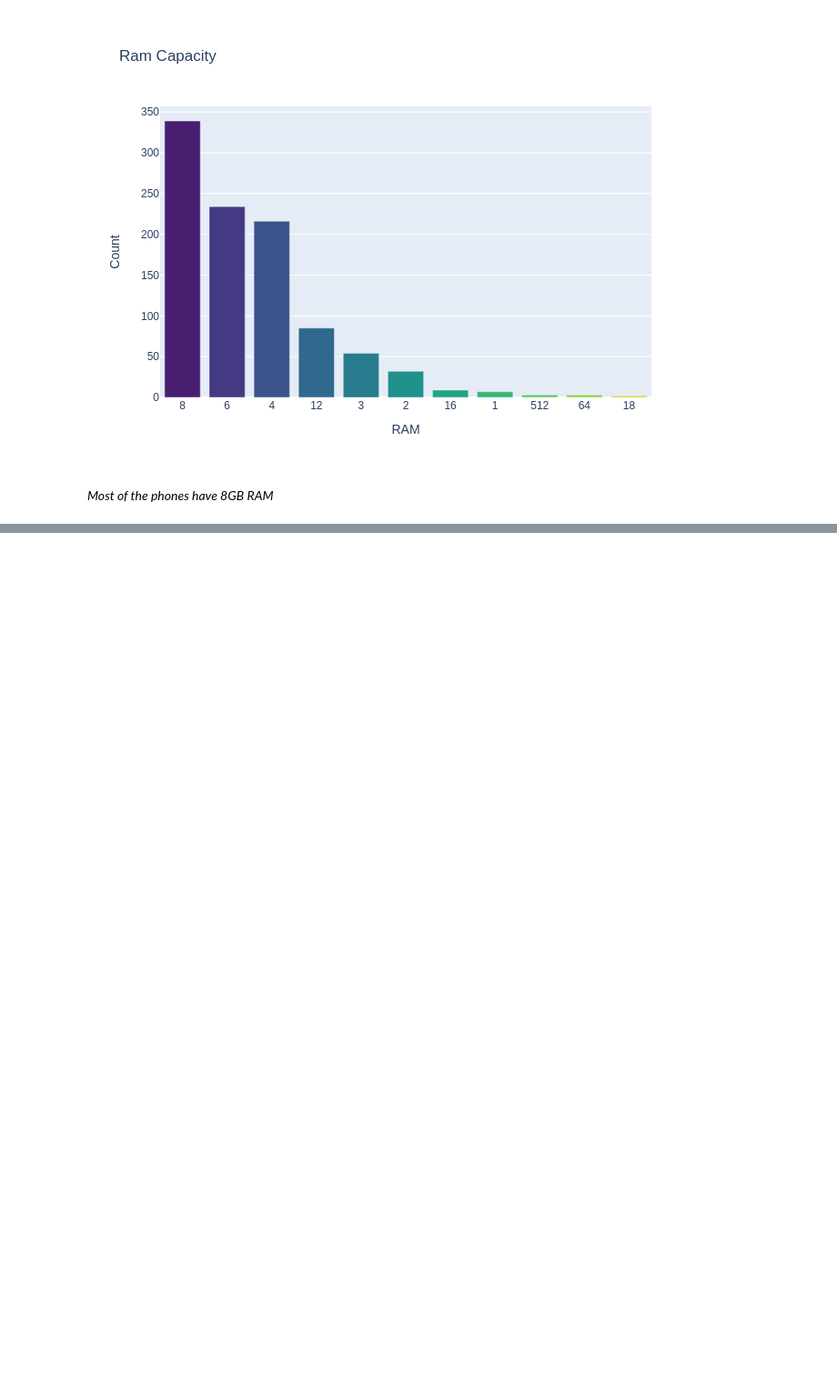
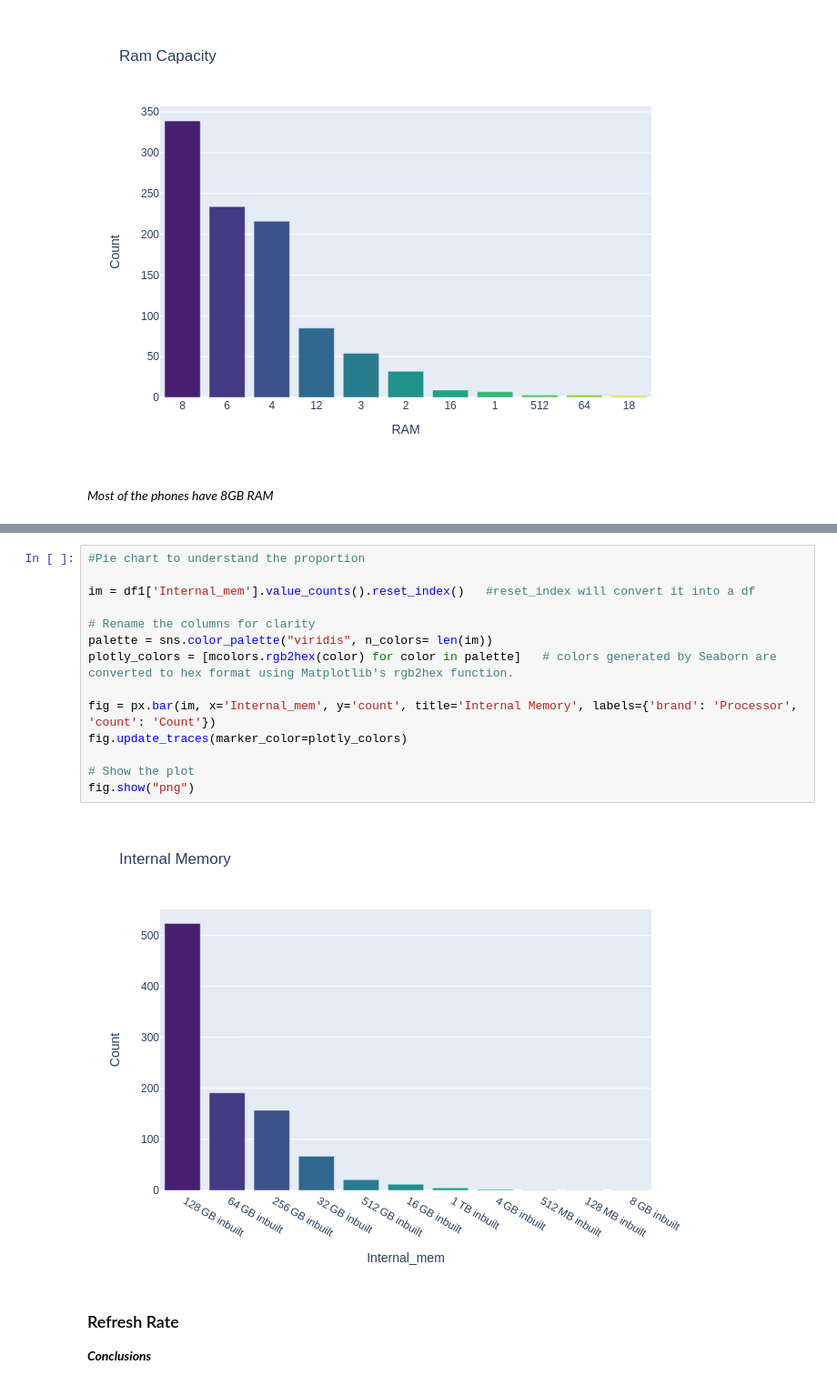
Before and after one commit to NityaVerma19/Data-Cleaning-Smartphone-Dataset, a Jupyter notebook: data-cleaning.ipynb, the cells around one changed output, grey strips where cells are left out. Shown at 91% size. Cells and saved outputs as stored; diff of their text form; blank space fills up the shorter version.

Commit message:
Kaggle Notebook | Data cleaning and EDA : understanding data | Version 35

```diff
--- a/data-cleaning.ipynb
+++ b/data-cleaning.ipynb
@@ -1310,0 +1318,20 @@ fig.show("png")
+# %%
+#Pie chart to understand the proportion
+
+im = df1['Internal_mem'].value_counts().reset_index()   #reset_index will convert it into a df
+
+# Rename the columns for clarity
+palette = sns.color_palette("viridis", n_colors= len(im))
+plotly_colors = [mcolors.rgb2hex(color) for color in palette]   # colors generated by Seaborn are converted to hex format using Matplotlib's rgb2hex function.
+
+fig = px.bar(im, x='Internal_mem', y='count', title='Internal Memory', labels={'brand': 'Processor', 'count': 'Count'})
+fig.update_traces(marker_color=plotly_colors)
+
+# Show the plot
+fig.show("png")
+# %% [output]
+[figure, added]
+# %% [markdown]
+### Refresh Rate
+
+***Conclusions***
```
Also changed, not shown: parts of 18 cells of this notebook.
